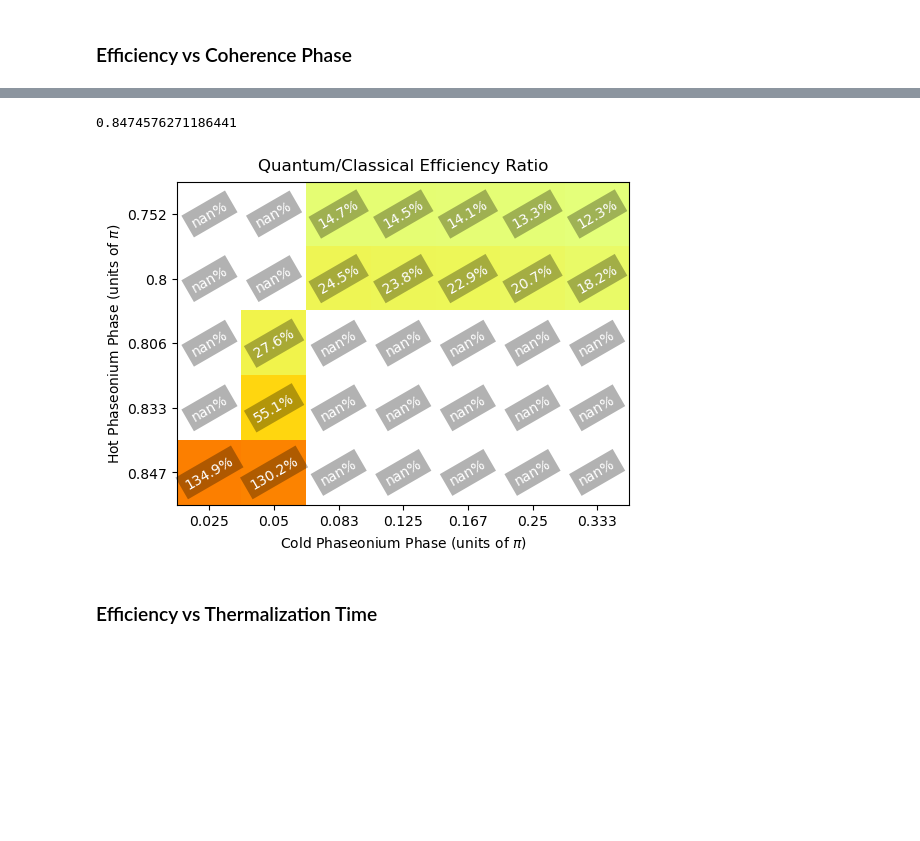
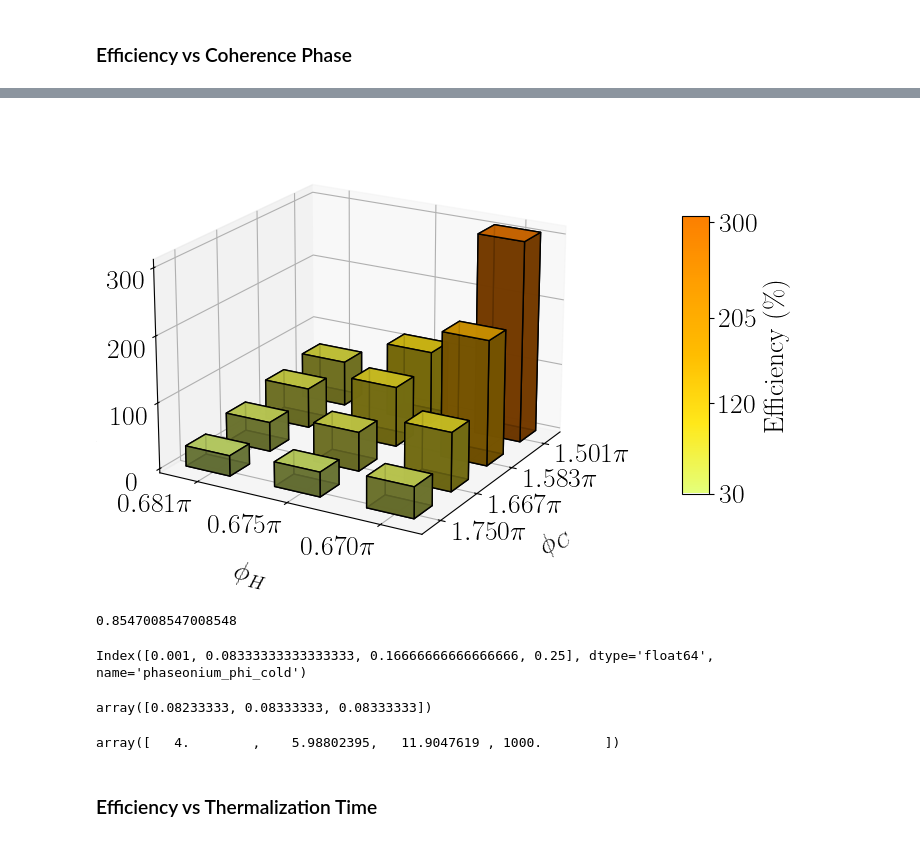
Before and after one commit to fedesss98/phaseonium-thermodynamics, a Jupyter notebook: julia/11-compare-simulations.ipynb, the cells around one changed output, grey strips where cells are left out. Cells and saved outputs as stored; diff of their text form; code cells hidden in the pictures; blank space fills up the shorter version.

```diff
--- a/julia/11-compare-simulations.ipynb
+++ b/julia/11-compare-simulations.ipynb
@@ -199,7 +201,7 @@ def calc_pressure_op(ndims, alpha, l, s, t):
 
 def pressure_work(rho, rho_previous, l, l_previous, t, ndims, alpha, s):
     if rho_previous is None:
-        return (0, 0)
+        return 0
 
     delta_l = l - l_previous
 
@@ -228,8 +230,6 @@ def plot_observable(x, y, stroke_times=None, ymin=None, ymax=None, label=None, a
         fig, ax = plt.subplots(figsize=(8, 4))
         fig.suptitle(title)
 
-        if grid:
-            ax.grid(linestyle="--", alpha=0.2)
 
         if not ymin:
             ymin = min(y) - 0.2*min(y) if min(y) > 0 else min(y) + 0.2*min(y)
@@ -243,6 +243,9 @@ def plot_observable(x, y, stroke_times=None, ymin=None, ymax=None, label=None, a
     ax.plot(x, y, label=label)
     if label:
         ax.legend()
+
+    if grid:
+        ax.grid(linestyle="--", alpha=0.5)
 
     return return_obj
 
@@ -513,19 +510,10 @@ FileNotFoundError: [Errno 2] No such file or directory: 'simulations/simulation_
-# %%
-need_simulations = False  # Make this True to regenerate the simulations in Julia
-if need_simulations:
-    needed = ledger.loc[ledger[("stroke_time", "isochore")] == 1000000].index
-    needed = [f"simulation_{n}" for n in needed if f"simulation_{n}" not in good_simulations]
-
-    for f in needed:
-        if not (ROOT / f).is_dir() or not (ROOT / f / "report.txt").exists():
-            # Go to the next filename
-            continue
-        else:
-            (ROOT / f / "report.txt").unlink()
 # %%
 df_simulations = ledger.loc[[s.replace("simulation_", "") for s in good_simulations], VARIABLE_COLUMNS]
 df_simulations = df_simulations.sort_index(axis=0)
 df_simulations = df_simulations.sort_index(axis=1)
+df_simulations.reset_index(inplace=True)
+df_simulations.columns = pd.MultiIndex.from_tuples([col.split('_', 1) for col in df_simulations.columns])
+df_simulations.set_index(("meta", "name"), inplace=True)
 df_simulations.head(10)
 # %% [output]
 |  | cavity1 |  | cavity2 |  | phaseonium |  | ... |
@@ -689,23 +747,42 @@ df_simulations
-# %%
-1/1.18
-# %% [output]
-0.8474576271186441
 # %%
+
 filtered_df = filter_df(df_simulations,
                         [("cavity1", "compressing_force"), 2.0],
                         [("cavity2", "compressing_force"), 2.0],
-                        [("stroke_time", "isochore"), 1000000],
-                        positive_efficiency=True,
+                        [("stroke", "time_isochore"), 40000],
+                        positive_efficiency=False,
                         )
+excluded_cold_angles = [1/40, 1/8, 1/20, 1/50]
+filtered_df = filtered_df[~filtered_df["phaseonium_phi_cold"].isin(excluded_cold_angles)]
+filtered_df = filtered_df[filtered_df["phaseonium_phi_hot"] < 0.862]
 pivot_table, names_table = make_pivot_table(filtered_df, "phaseonium_phi_hot", "phaseonium_phi_cold", f"gain")
-fig, _ = plot_efficiency_scores(pivot_table,
-                       xlabel="Cold Phaseonium Phase (units of $\\pi$)",
-                       ylabel="Hot Phaseonium Phase (units of $\\pi$)")
+# fig, _ = plot_efficiency_scores(pivot_table,
+#                        xlabel="Cold Phaseonium Phase (units of $\\pi$)",
+#                        ylabel="Hot Phaseonium Phase (units of $\\pi$)")
+fig, _ = plot_efficiency_scores_3d(pivot_table,
+                       xlabel="$\\phi_C$",
+                       ylabel="$\\phi_H$",
+                       tex=True)
 
-fig.savefig(ROOT.parent / "img/efficiency_scores_coherence.png")
-fig.savefig(ROOT.parent / "img/efficiency_scores_coherence.pdf")
+fig.savefig(ROOT.parent / "img/efficiency_scores_coherence.png", bbox_inches="tight")
+fig.savefig(ROOT.parent / "img/efficiency_scores_coherence.pdf", bbox_inches="tight")
+fig.savefig(ROOT.parent / "img/efficiency_scores_coherence.svg", bbox_inches="tight")
 # %% [output]
-[figure, old version]
+[figure, new version]
+# %%
+1/1.17
+# %% [output]
+0.8547008547008548
+# %%
+print(pivot_table.columns)
+np.diff(np.array(pivot_table.columns))
+# %% [output]
+Index([0.001, 0.08333333333333333, 0.16666666666666666, 0.25], dtype='float64', name='phaseonium_phi_cold')
+array([0.08233333, 0.08333333, 0.08333333])
+# %%
+1 / np.linspace(0.25, 0.001, 4)
+# %% [output]
+array([   4.        ,    5.98802395,   11.9047619 , 1000.        ])
 # %% [markdown]
 ### Efficiency vs Thermalization Time
 # %%
```
Also changed, not shown: parts of 43 cells of this notebook, 3 other files.
